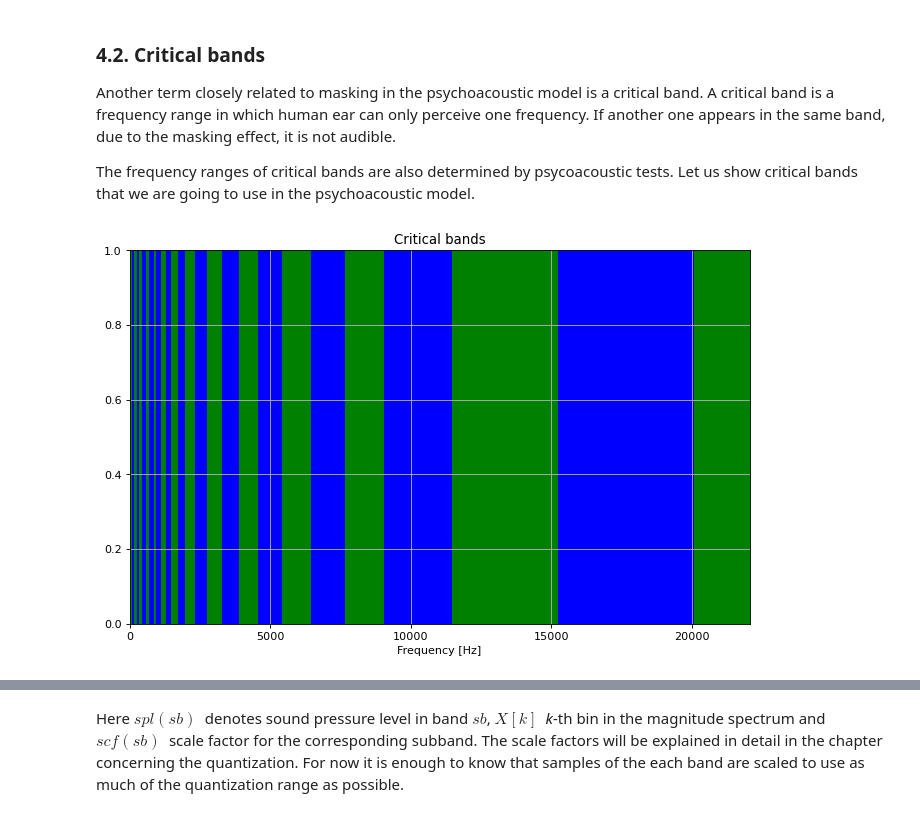
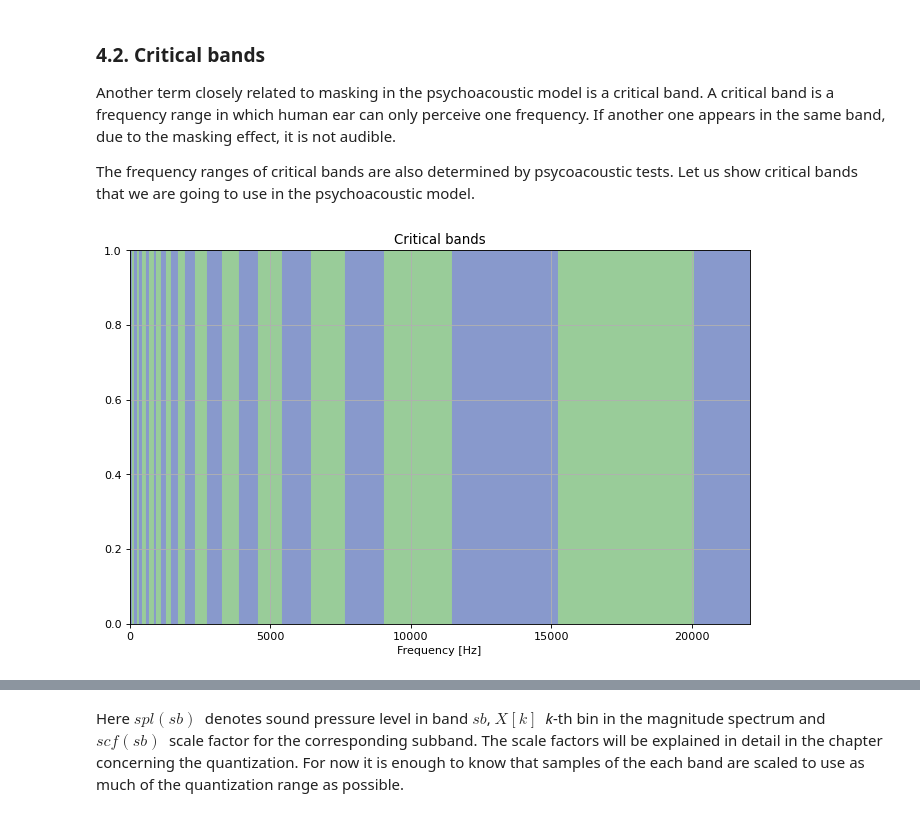
Before and after one commit to lucieperrotta/computersandmusic, a Jupyter notebook: Mp3Encoder/Mp3Encoder.ipynb, the cells around one changed output, grey strips where cells are left out. Cells and saved outputs as stored; diff of their text form; code cells hidden in the pictures.

```diff
--- a/Mp3Encoder/Mp3Encoder.ipynb
+++ b/Mp3Encoder/Mp3Encoder.ipynb
@@ -194,11 +193,11 @@ The frequency ranges of critical bands are also determined by psycoacoustic test
 # %%
 fig = newfigure()
 ax  = format_axis(fig.axes[0], title='Critical bands', plottype='positivespectrum', fs=params.fs)
 
 
-colors = ['b', 'g']
+colors = ['#99cc99', '#8899cc']
 cbands = get_critical_bands(params.table)
 for cb in range(1,len(cbands)):
     ax.axvspan(params.fs*cbands[cb-1]/FFT_SIZE, params.fs*cbands[cb]/FFT_SIZE, color=colors[cb%len(colors)])
 # %% [output]
-[figure, old version]
+[figure, new version]
```
Also changed, not shown: parts of 28 cells of this notebook, 4 other files.
